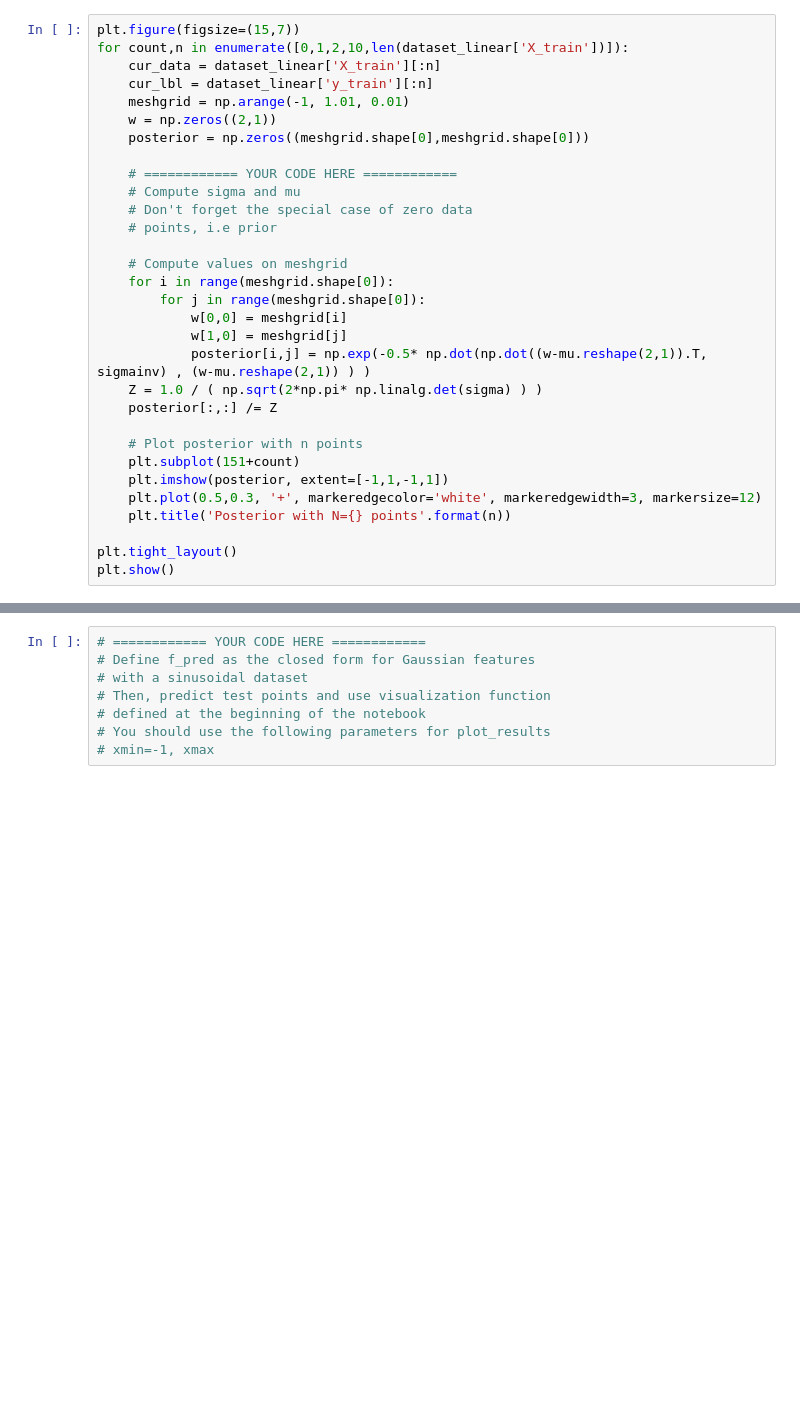
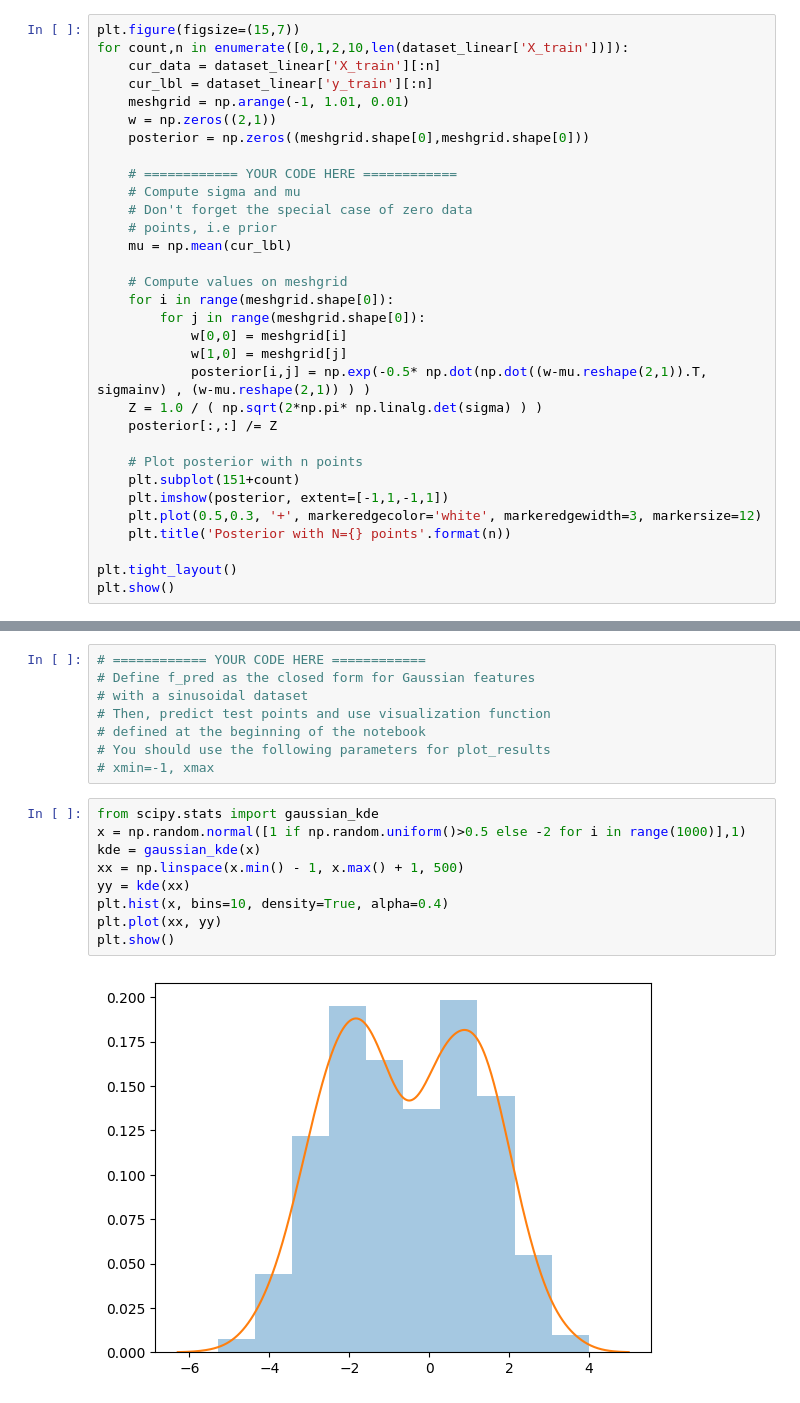
Before and after one commit to FayzElRazaz/rcp211, a Jupyter notebook: 1_Robustesse décisionnelle/robust_TP1.ipynb, the cells around one changed output, grey strips where cells are left out. Drawn from its saved outputs; the diff is of its cells as text; blank space fills up the shorter version.

```diff
--- a/1_Robustesse décisionnelle/robust_TP1.ipynb
+++ b/1_Robustesse décisionnelle/robust_TP1.ipynb
@@ -168,6 +170,7 @@ for count,n in enumerate([0,1,2,10,len(dataset_linear['X_train'])]):
     # Compute sigma and mu
     # Don't forget the special case of zero data
     # points, i.e prior
+    mu = np.mean(cur_lbl)
 
     # Compute values on meshgrid
     for i in range(meshgrid.shape[0]):
@@ -420,3 +426,14 @@ def phi_gaussian(x) :
 # defined at the beginning of the notebook
 # You should use the following parameters for plot_results
 # xmin=-1, xmax
+# %%
+from scipy.stats import gaussian_kde
+x = np.random.normal([1 if np.random.uniform()>0.5 else -2 for i in range(1000)],1)
+kde = gaussian_kde(x)
+xx = np.linspace(x.min() - 1, x.max() + 1, 500)
+yy = kde(xx)
+plt.hist(x, bins=10, density=True, alpha=0.4)
+plt.plot(xx, yy)
+plt.show()
+# %% [output]
+[figure, added]
```
Also changed, not shown: parts of 6 cells of this notebook, 30 other files.
